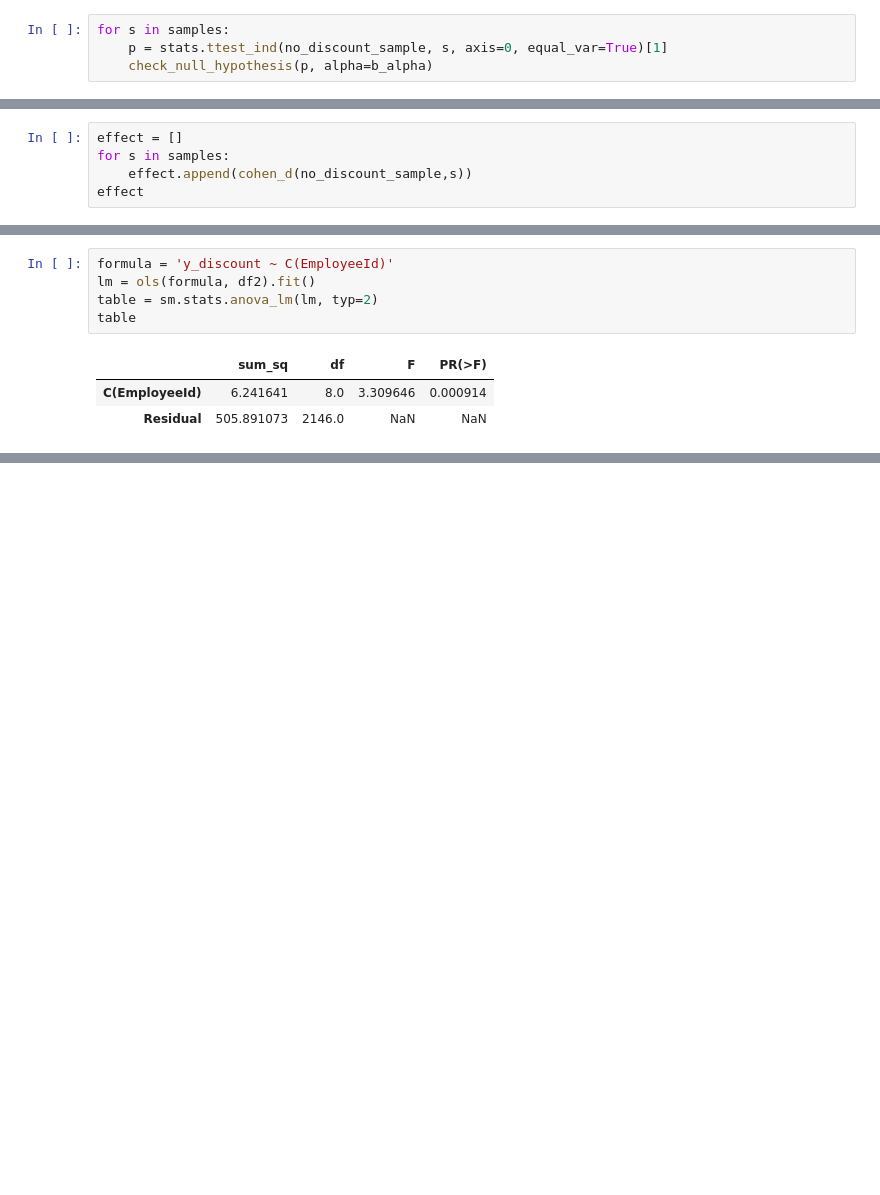
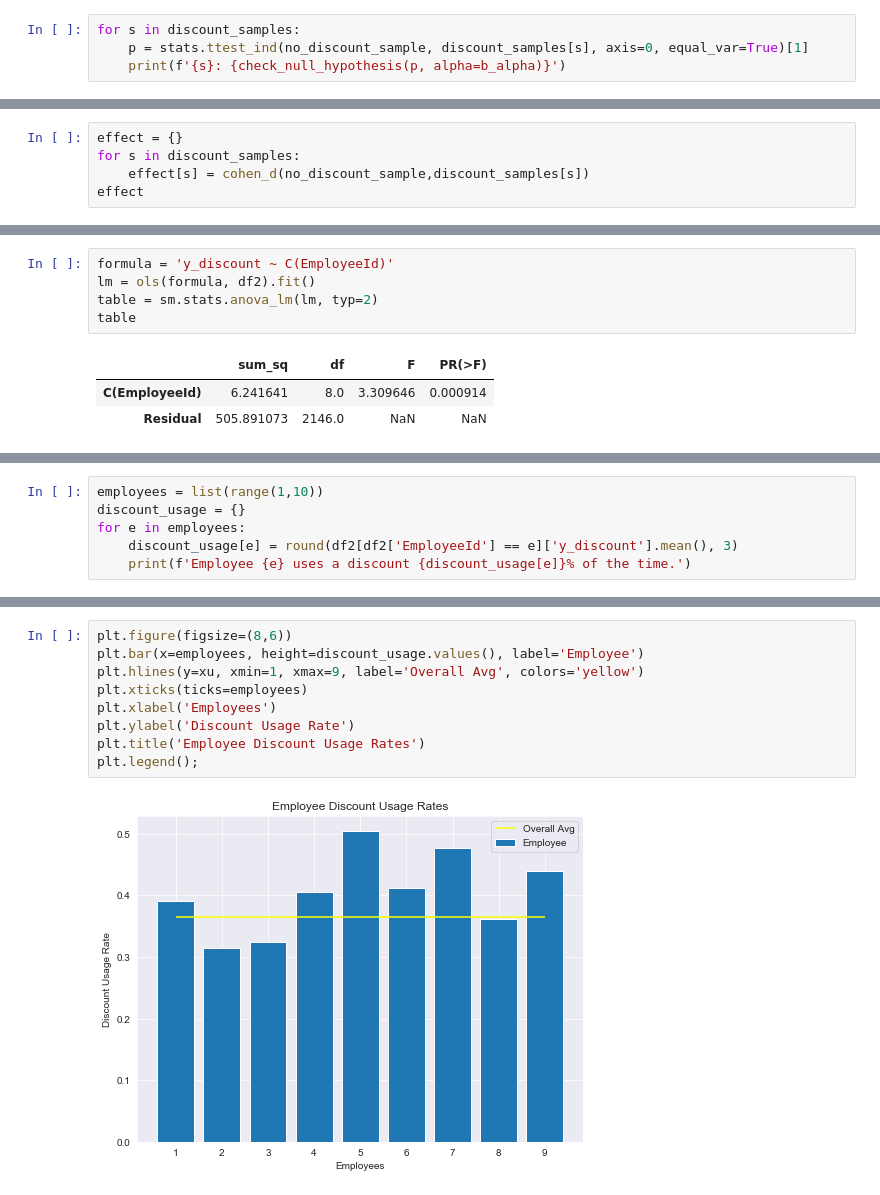
Before and after one commit to rab175/dsc-mod-3-project-online-ds-pt-071519, a Jupyter notebook: Mod3_Project.ipynb, the cells around one changed output, grey strips where cells are left out. Saved outputs shown, nothing was run; the diff lists cells and outputs as text; blank space fills up the shorter version.

```diff
--- a/Mod3_Project.ipynb
+++ b/Mod3_Project.ipynb
@@ -300,7 +327,7 @@ p = 0.30894432368767843          Therefore the data has equal variances
 # %% [markdown]
 By sampling for each discount level we've satisfied our normality and variance assumptions, now we can conduct t-tests with our new confidence level set by the Bonferroni Correction, and check for effect sizes and power levels as well.
 # %%
-for s in samples:
-    p = stats.ttest_ind(no_discount_sample, s, axis=0, equal_var=True)[1]
-    check_null_hypothesis(p, alpha=b_alpha)
+for s in discount_samples:
+    p = stats.ttest_ind(no_discount_sample, discount_samples[s], axis=0, equal_var=True)[1]
+    print(f'{s}: {check_null_hypothesis(p, alpha=b_alpha)}')
 # %% [output]
@@ -312,6 +344,6 @@ With a p-value of 7.297099261246252e-11, which is less than 0.01 we can reject t
 # %%
-effect = []
-for s in samples:
-    effect.append(cohen_d(no_discount_sample,s))
+effect = {}
+for s in discount_samples:
+    effect[s] = cohen_d(no_discount_sample,discount_samples[s])
 effect
 # %% [output]
@@ -709,0 +566,6 @@ sns.barplot(x=df_group.index, y=df_group['mean']['Quantity'])
+# %%
+employees = list(range(1,10))
+discount_usage = {}
+for e in employees:
+    discount_usage[e] = round(df2[df2['EmployeeId'] == e]['y_discount'].mean(), 3)
+    print(f'Employee {e} uses a discount {discount_usage[e]}% of the time.')
@@ -709,0 +582,11 @@ sns.barplot(x=df_group.index, y=df_group['mean']['Quantity'])
+# %%
+plt.figure(figsize=(8,6))
+plt.bar(x=employees, height=discount_usage.values(), label='Employee')
+plt.hlines(y=xu, xmin=1, xmax=9, label='Overall Avg', colors='yellow')
+plt.xticks(ticks=employees)
+plt.xlabel('Employees')
+plt.ylabel('Discount Usage Rate')
+plt.title('Employee Discount Usage Rates')
+plt.legend();
+# %% [output]
+[figure, added]
```
Also changed, not shown: parts of 73 cells of this notebook.
